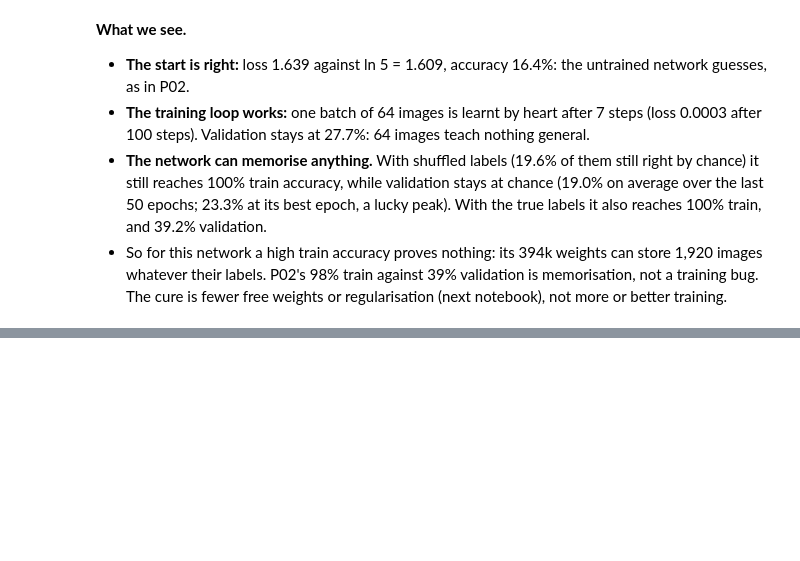
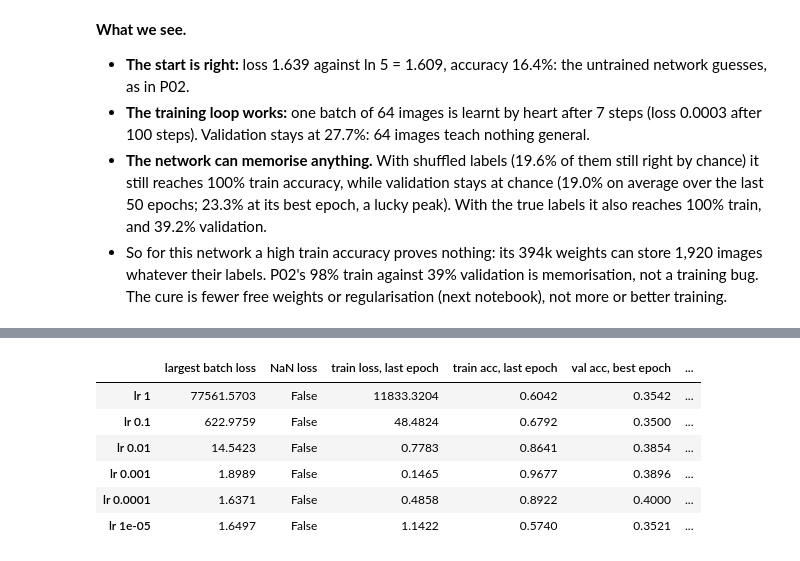
Before and after one commit to Xenodion/deep-learning-project-waerniers-lamy, a Jupyter notebook: src/deep_learning_project_waerniers_lamy_mahieddine/vision/P12_training_doctor.ipynb, the cells around one changed output, grey strips where cells are left out. Cells and saved outputs as stored; diff of their text form; code cells hidden in the pictures; blank space fills up the shorter version.

```diff
--- a/src/deep_learning_project_waerniers_lamy_mahieddine/vision/P12_training_doctor.ipynb
+++ b/src/deep_learning_project_waerniers_lamy_mahieddine/vision/P12_training_doctor.ipynb
@@ -144,0 +151,12 @@ random labels, validation over the last 50 epochs: mean 19.0%
+# %%
+LEARNING_RATES = [1, 1e-1, 1e-2, 1e-3, 1e-4, 1e-5]
+lr_runs = {lr: train(mlp(hidden=[128]), lr=lr) for lr in LEARNING_RATES}
+table({f"lr {lr:g}": r for lr, r in lr_runs.items()}).round(4)
+# %% [output]
+|  | largest batch loss | NaN loss | train loss, last epoch | train acc, last epoch | val acc, best epoch | ... |
+| lr 1 | 77561.5703 | False | 11833.3204 | 0.6042 | 0.3542 | ... |
+| lr 0.1 | 622.9759 | False | 48.4824 | 0.6792 | 0.3500 | ... |
+| lr 0.01 | 14.5423 | False | 0.7783 | 0.8641 | 0.3854 | ... |
+| lr 0.001 | 1.8989 | False | 0.1465 | 0.9677 | 0.3896 | ... |
+| lr 0.0001 | 1.6371 | False | 0.4858 | 0.8922 | 0.4000 | ... |
+| lr 1e-05 | 1.6497 | False | 1.1422 | 0.5740 | 0.3521 | ... |
```
Also changed, not shown: parts of 3 cells of this notebook.
